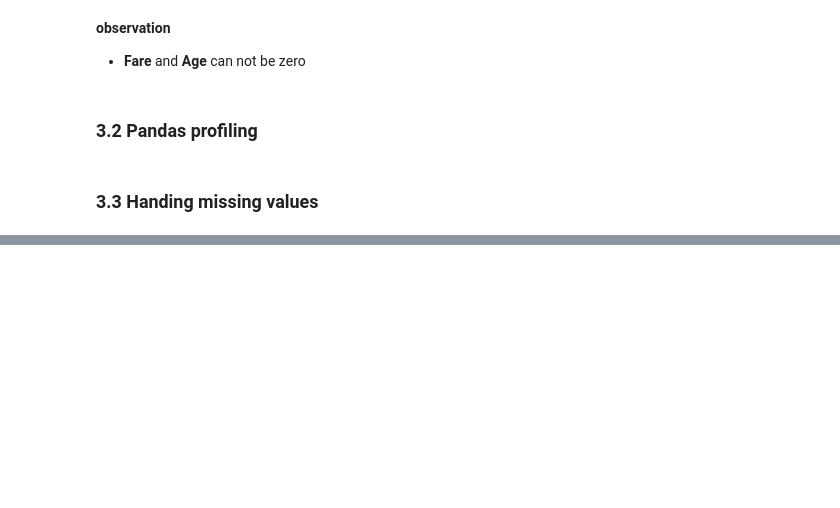
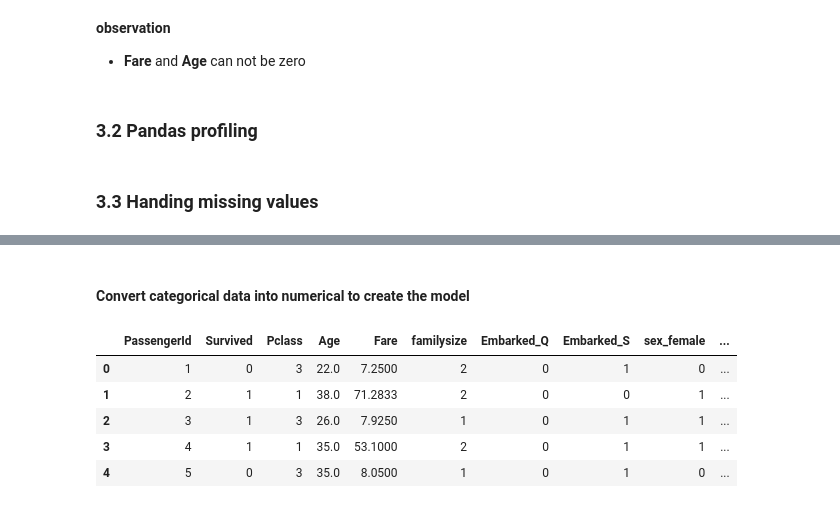
Before and after one commit to manoj-ds/deeplearning-titanic-dataset, a Jupyter notebook: titanic.ipynb, the cells around one changed output, grey strips where cells are left out. Cells and saved outputs as stored; diff of their text form; code cells hidden in the pictures; blank space fills up the shorter version.

```diff
--- a/titanic.ipynb
+++ b/titanic.ipynb
@@ -92,0 +146,2 @@ profile.to_file("titanice_data_profiling.html")
+# %%
+titanic_df['familysize'] = titanic_df['SibSp'] +  titanic_df['Parch'] + 1
@@ -92,0 +150,2 @@ profile.to_file("titanice_data_profiling.html")
+# %%
+titanic_df['sex'] = titanic_df.apply(lambda x: 'child' if x['Age']< 15 else x['Sex'], axis=1)
@@ -92,0 +173,2 @@ profile.to_file("titanice_data_profiling.html")
+# %% [markdown]
+#### Convert categorical data into numerical to create the model
@@ -92,0 +177,9 @@ profile.to_file("titanice_data_profiling.html")
+# %%
+df.head()
+# %% [output]
+|  | PassengerId | Survived | Pclass | Age | Fare | familysize | Embarked_Q | Embarked_S | sex_female | ... |
+| 0 | 1 | 0 | 3 | 22.0 | 7.2500 | 2 | 0 | 1 | 0 | ... |
+| 1 | 2 | 1 | 1 | 38.0 | 71.2833 | 2 | 0 | 0 | 1 | ... |
+| 2 | 3 | 1 | 3 | 26.0 | 7.9250 | 1 | 0 | 1 | 1 | ... |
+| 3 | 4 | 1 | 1 | 35.0 | 53.1000 | 2 | 0 | 1 | 1 | ... |
+| 4 | 5 | 0 | 3 | 35.0 | 8.0500 | 1 | 0 | 1 | 0 | ... |
```
Also changed, not shown: parts of 25 cells of this notebook, 1 other file.
